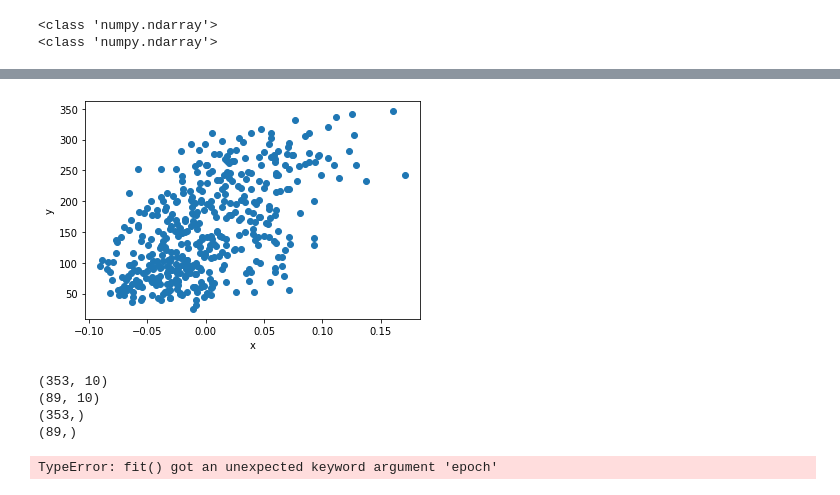
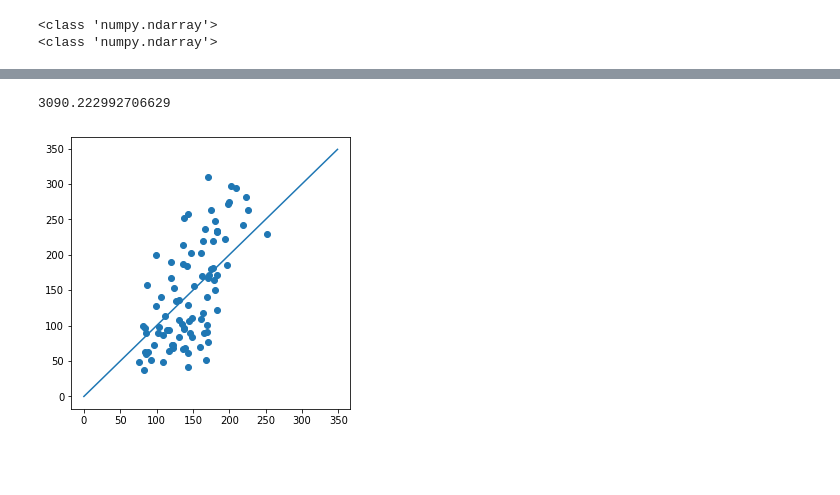
Before and after one commit to osy1223/AIFFEL_quest_rs, a Jupyter notebook: Exploration/Ex01/당뇨병.ipynb, the cells around one changed output, grey strips where cells are left out. Saved outputs shown, nothing was run; the diff lists cells and outputs as text; code cells hidden in the pictures; blank space fills up the shorter version.

```diff
--- a/Exploration/Ex01/당뇨병.ipynb
+++ b/Exploration/Ex01/당뇨병.ipynb
@@ -21,0 +49,6 @@ print(type(df_y))
+# %%
+# 6. 손실함수 loss 정의하기(mse)
+
+def loss(a,b):
+    mse = ((a - b) ** 2).mean()
+    return mse
@@ -21,0 +76,21 @@ print(type(df_y))
+# %%
+# 8.학습률 설정
+lr = 0.1
+epochs = 1000
+w = np.random.rand(10)
+b = np.random.rand()
+# %%
+# 9. 모델 학습
+
+losses = []
+for epoch in range(epochs):
+    y_pred = linreg(X_train, w, b)
+
+    l = loss(y_pred, y_train)
+    losses.append(l)
+
+    dw, db = gradient(X_train, w, b, y_train, y_pred)
+    w -= lr*dw
+    b -= lr*db
+    if epoch % 10 == 0:
+        print('Iteration %d : Loss %0.4f' % (epoch, l))
@@ -22,9 +115,20 @@ print(type(df_y))
+# %%
+# 10. 테스트 데이터 성능 확인
+prediction = linreg(X_test,w,b)
+mse = loss(prediction, y_test)
+mse
+# %% [output]
+3090.222992706629
 # %%
-# 데이터 시각화
+# 11. 정답 데이터, 예측 데이터 시각화
 import matplotlib.pyplot as plt
-plt.scatter(diabetes.data[:,2], diabetes.target)
-plt.xlabel('x')
-plt.ylabel('y')
+
+plt.figure(figsize=(5,5))
+
+x = np.arange(0, 350)
+plt.plot(x,x)
+
+plt.scatter(prediction, y_test )
 plt.show()
 # %% [output]
-[figure, old version]
+[figure, new version]
@@ -37,22 +134,0 @@ df_x_train, df_x_test, df_y_train, df_y_test = train_test_split(
-# %%
-print(df_x_train.shape)
-print(df_x_test.shape)
-print(df_y_train.shape)
-print(df_y_test.shape)
-# %% [output]
-(353, 10)
-(89, 10)
-(353,)
-(89,)
-# %%
-# 5. 모델 준비, 8. 학습률 설정
-# help(LinearRegression) : scikit-learn에서 제공하는 선형 회귀 모델
-model = LinearRegression()
-
-# 9. 모델 학습
-model.fit(df_x_train, df_y_train)
-
-print('model.coef_: ', model.coef_) # 가중치 w
-print('model.intercept_: ', model.intercept_) # 편향 b
-# %% [output]
-TypeError: fit() got an unexpected keyword argument 'epoch'
```
Also changed, not shown: parts of 12 cells of this notebook, 1 other file.
